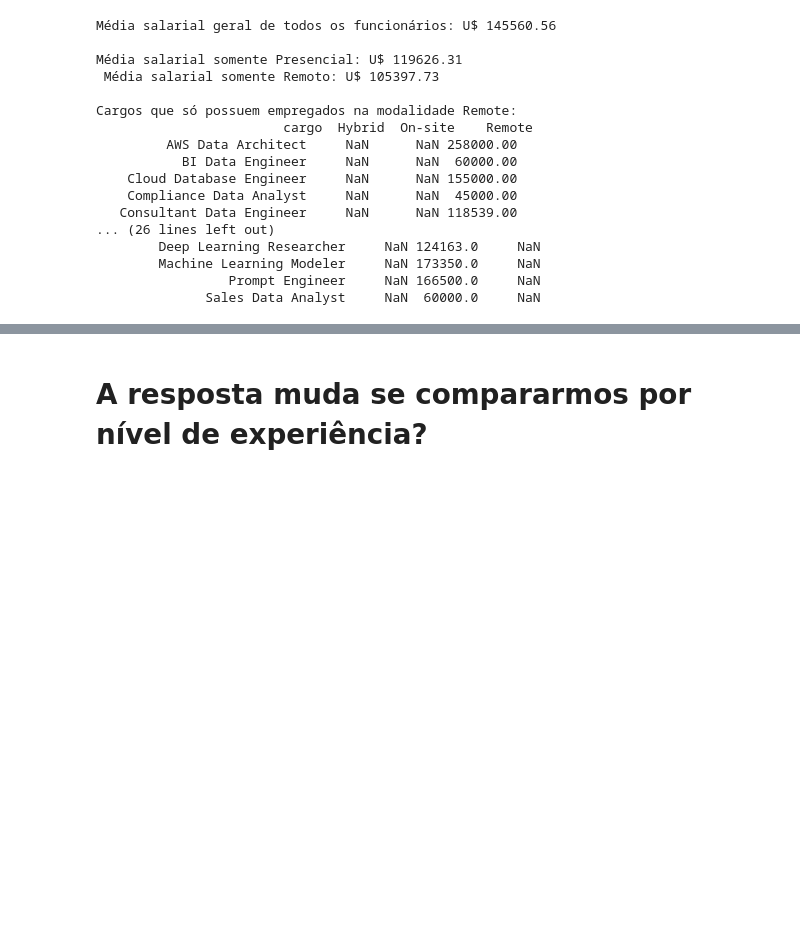
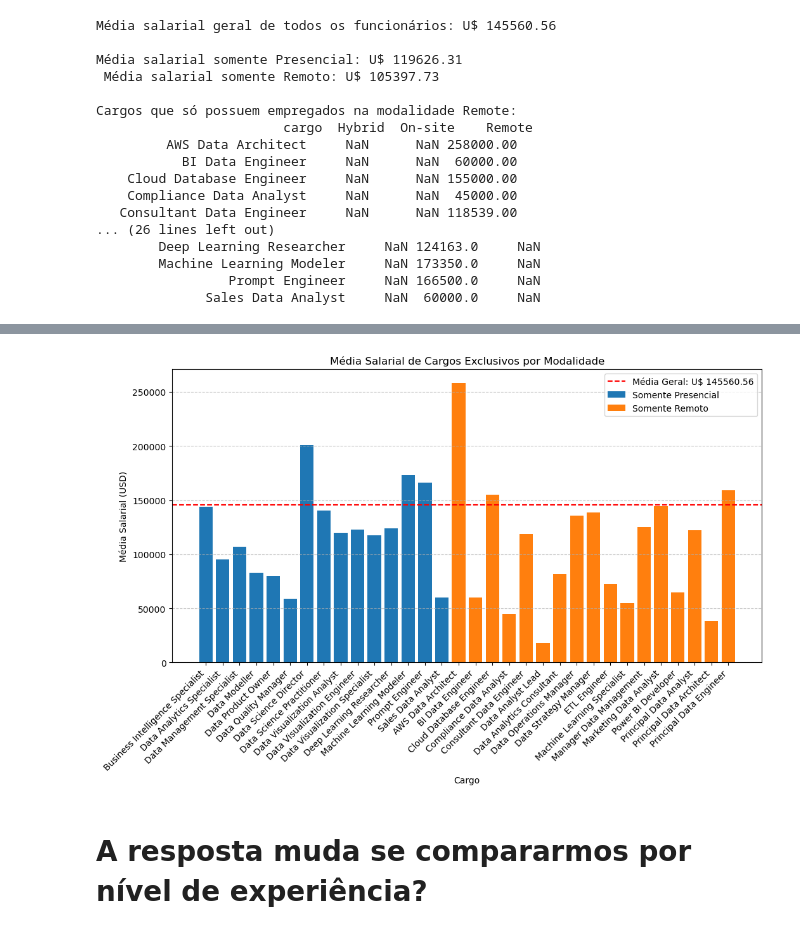
Before and after one commit to victorrp1502/grupo1_caixaverso, a Jupyter notebook: PROJETO_P2.ipynb, the cells around one changed output, grey strips where cells are left out. Cells and saved outputs as stored; diff of their text form; code cells hidden in the pictures; blank space fills up the shorter version.

```diff
--- a/PROJETO_P2.ipynb
+++ b/PROJETO_P2.ipynb
@@ -102,3 +149,28 @@ Cargos que só possuem empregados na modalidade Remote:
+# %%
+# Preparar DataFrame para plotagem
+df_plot_presencial = cargos_somente_onsite.reset_index()[["cargo","On-site"]]
+df_plot_presencial.rename(columns={"On-site":"Média Salarial (USD)"}, inplace=True)
+df_plot_presencial["Modalidade"] = "Somente Presencial"
+df_plot_remoto = cargos_somente_remotos.reset_index()[["cargo","Remote"]]
+df_plot_remoto.rename(columns={"Remote":"Média Salarial (USD)"}, inplace=True)
+df_plot_remoto["Modalidade"] = "Somente Remoto"
+df_plot = pd.concat([df_plot_presencial, df_plot_remoto])
+plt.figure(figsize=(12,6))
+# Gráfico de barras agrupadas por modalidade
+for modalidade, grupo in df_plot.groupby("Modalidade"):
+    plt.bar(grupo["cargo"], grupo["Média Salarial (USD)"], label=modalidade)
+# Linha da média geral
+plt.axhline(y=media_geral, color="red", linestyle="--", label=f"Média Geral: U$ {media_geral}")
+# Título e rótulos
+plt.title("Média Salarial de Cargos Exclusivos por Modalidade")
+plt.xlabel("Cargo")
+plt.ylabel("Média Salarial (USD)")
+plt.xticks(rotation=45, ha="right")
+plt.legend()
+plt.grid(axis="y", linestyle="--", alpha=0.7)
+plt.show()
+# %% [output]
+[figure, added]
 # %% [markdown]
 # A resposta muda se compararmos por nível de experiência?
 # %% [markdown]
```
Also changed, not shown: parts of 1 cell of this notebook.
